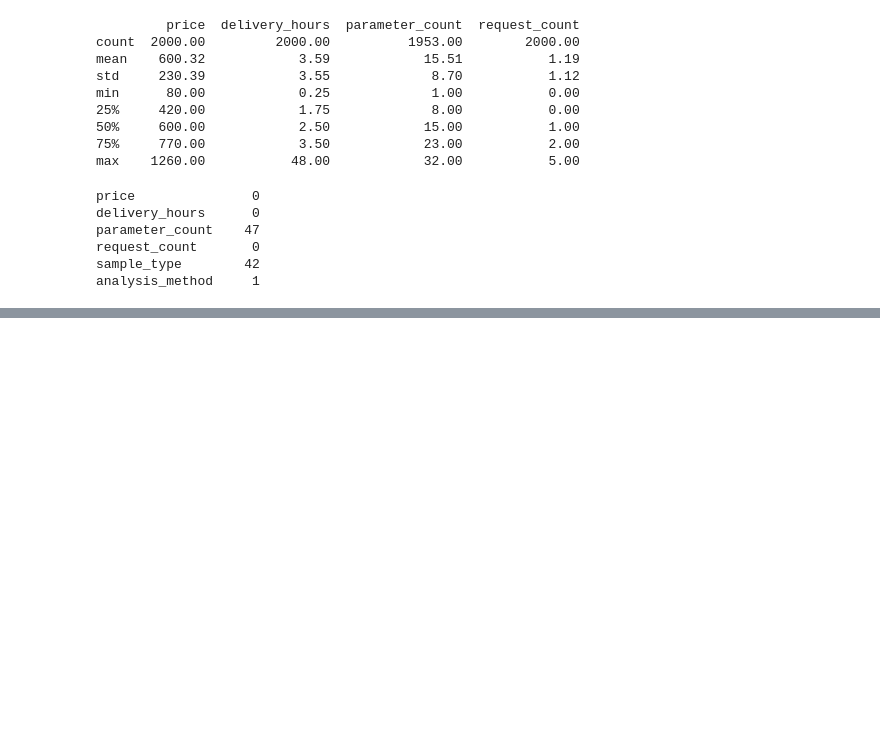
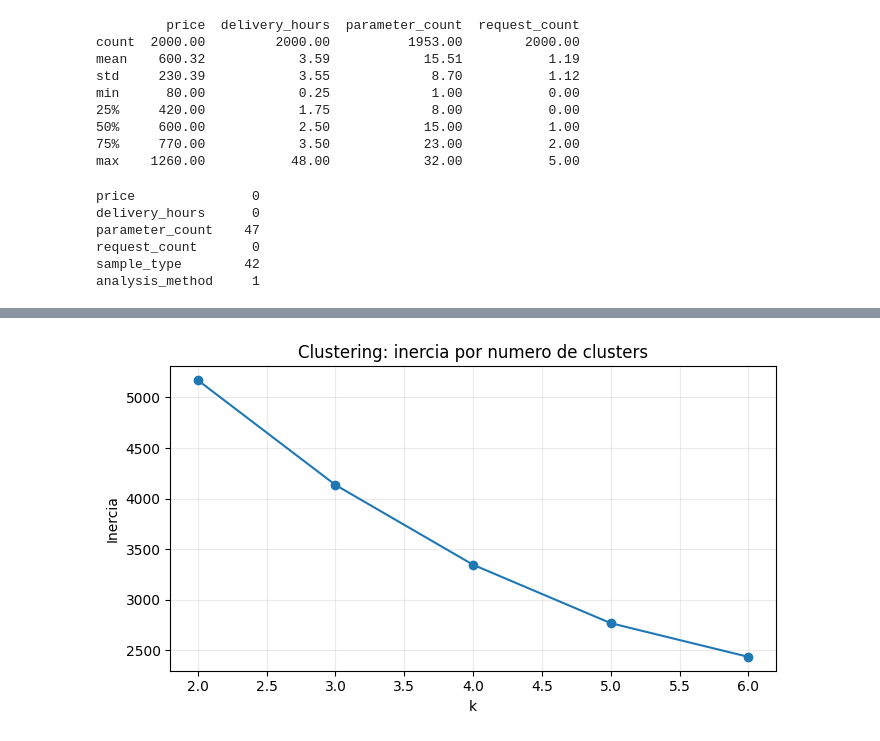
Before and after one commit to DavidHdz117/Backend_Econolab_Escuela, a Jupyter notebook: 06_Notebooks/01_clustering_estudios.ipynb, the cells around one changed output, grey strips where cells are left out. Saved outputs shown, nothing was run; the diff lists cells and outputs as text; code cells hidden in the pictures; blank space fills up the shorter version.

```diff
--- a/06_Notebooks/01_clustering_estudios.ipynb
+++ b/06_Notebooks/01_clustering_estudios.ipynb
@@ -22,7 +19,11 @@ Primero se carga el dataset y se revisa su estructura general.
 # %%
+import os
 import json
+import matplotlib.pyplot as plt
 import pickle
 from pathlib import Path
+
+os.environ["LOKY_MAX_CPU_COUNT"] = "1"
 
 import numpy as np
 import pandas as pd
@@ -34,3 +35,4 @@ BACKEND = next(
     path for path in [Path.cwd(), *Path.cwd().parents]
     if (path / "package.json").exists() and (path / "src").exists()
 )
+RANDOM_STATE = 42
@@ -167,0 +187,11 @@ k   inertia  silhouette  davies_bouldin
+# %%
+fig, ax = plt.subplots(figsize=(7, 4))
+ax.plot(resultados["k"], resultados["inertia"], marker="o", color="#1f77b4")
+ax.set_title("Clustering: inercia por numero de clusters")
+ax.set_xlabel("k")
+ax.set_ylabel("Inercia")
+ax.grid(alpha=0.25)
+plt.tight_layout()
+plt.show()
+# %% [output]
+[figure, added]
```
Also changed, not shown: parts of 27 cells of this notebook, 8 other files.
